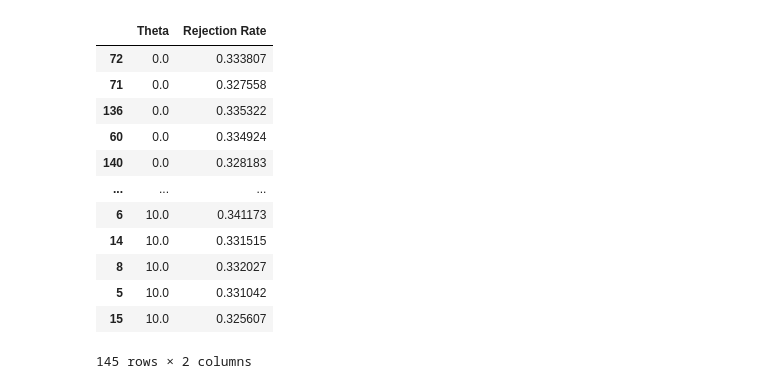
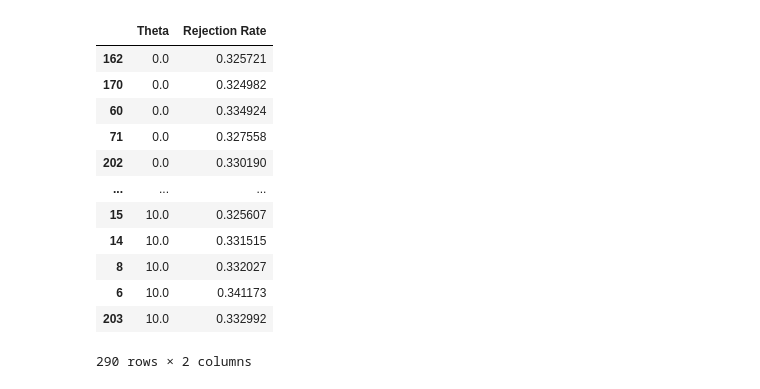
Before and after one commit to ricardo3709/Simulator, a Jupyter notebook: exp_results_theta_values.ipynb, the cells around one changed output. Drawn from its saved outputs; the diff is of its cells as text; code cells hidden in the pictures.

```diff
--- a/exp_results_theta_values.ipynb
+++ b/exp_results_theta_values.ipynb
@@ -1,37 +1,37 @@
 # %%
 import numpy as np
 import pandas as pd
 import os
 # Correctly initialize the DataFrame with column names
 theta_rej = pd.DataFrame(columns=['Theta', 'Rejection Rate'])
-FILE_NAME = 'penalty_3.09_window_120_5hours_scale1.txt'
+FILE_NAME = 'penalty_3.09_window_120_5hours_scale1_simpleNJO.txt'
 path = os.path.join(os.getcwd(),'results/theta_rej_rate' ,FILE_NAME)
 with open(path, 'r') as results:
     lines = results.readlines()
     for line in lines:
         parts = line.split(',')
         if len(parts) == 2:  # Check if the line is correctly formatted
             theta = float(parts[0].split(':')[1].strip())
             rej_rate = float(parts[1].split(':')[1].strip())
 
             # Append the new row to the DataFrame, set ignore_index=True to reindex
             theta_rej.loc[len(theta_rej)] = [theta,rej_rate]
 theta_rej.sort_values(by='Theta', inplace=True)
 theta_rej
 # %% [output]
 |  | Theta | Rejection Rate |
-| 72 | 0.0 | 0.333807 |
+| 162 | 0.0 | 0.325721 |
+| 170 | 0.0 | 0.324982 |
+| 60 | 0.0 | 0.334924 |
 | 71 | 0.0 | 0.327558 |
-| 136 | 0.0 | 0.335322 |
-| 60 | 0.0 | 0.334924 |
-| 140 | 0.0 | 0.328183 |
+| 202 | 0.0 | 0.330190 |
 | ... | ... | ... |
-| 6 | 10.0 | 0.341173 |
+| 15 | 10.0 | 0.325607 |
 | 14 | 10.0 | 0.331515 |
 | 8 | 10.0 | 0.332027 |
-| 5 | 10.0 | 0.331042 |
-| 15 | 10.0 | 0.325607 |
+| 6 | 10.0 | 0.341173 |
+| 203 | 10.0 | 0.332992 |
-145 rows × 2 columns
+290 rows × 2 columns
 # %%
 # Calculating mean rejection rate for each theta
 mean_rejection_rates = theta_rej.groupby('Theta')['Rejection Rate'].mean()
```
Also changed, not shown: parts of 2 cells of this notebook.
